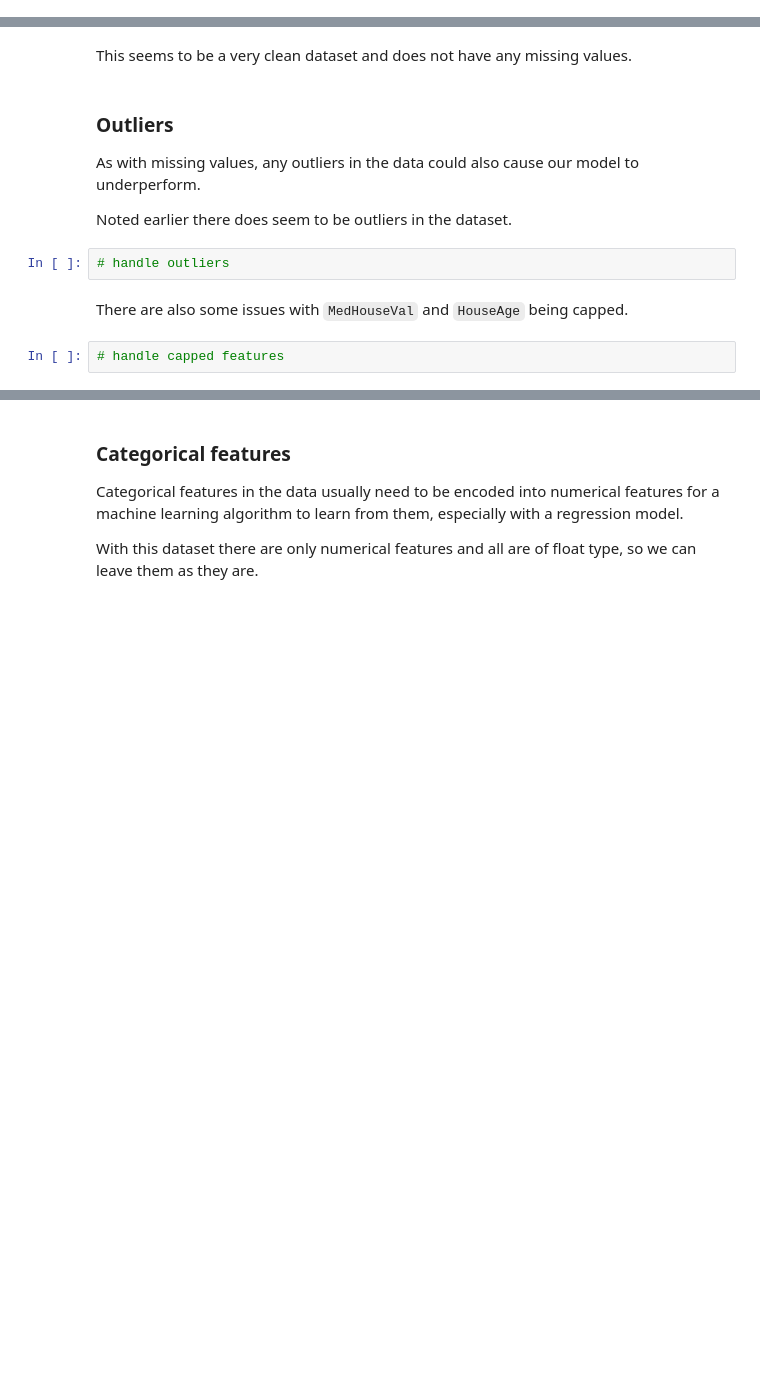
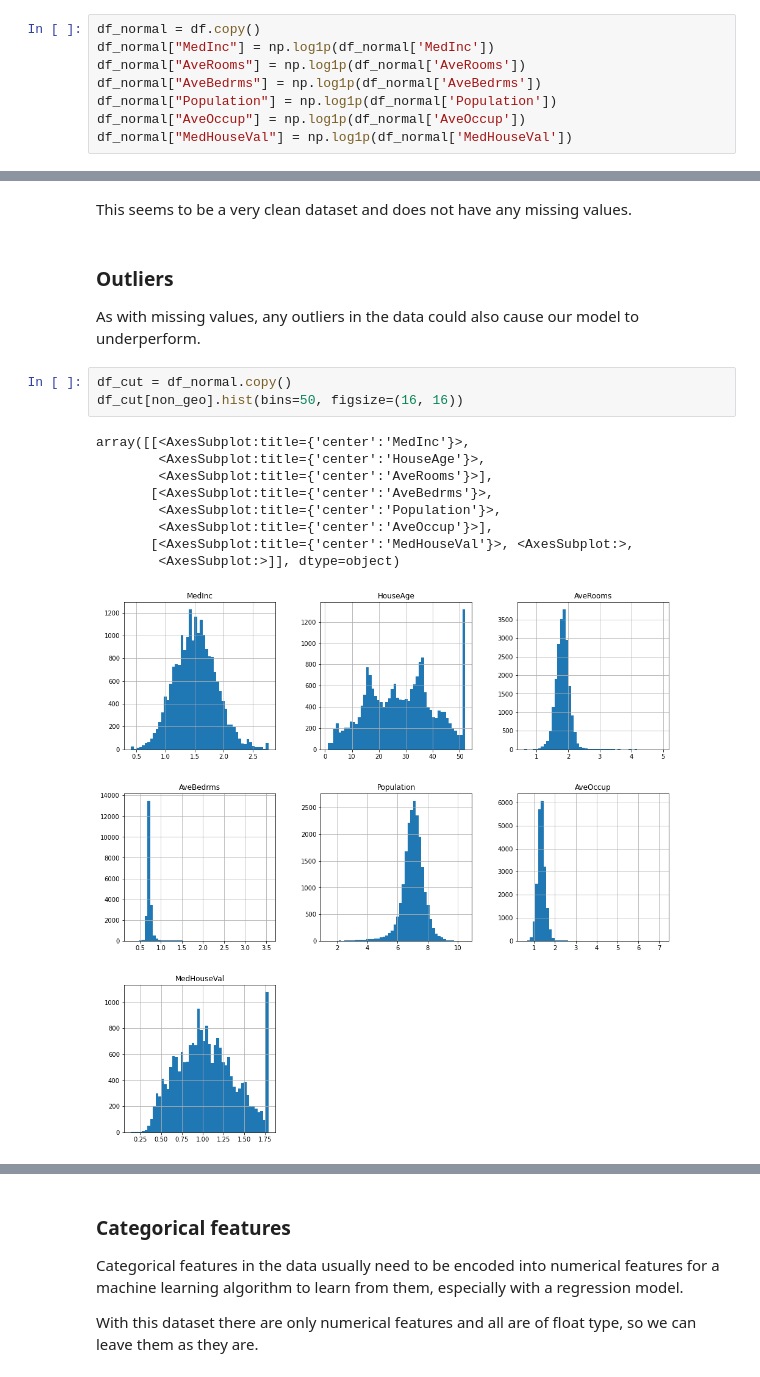
Before and after one commit to kaihulme/ml-analysis, a Jupyter notebook: notebooks/03_regression.ipynb, the cells around one changed output, grey strips where cells are left out. Saved outputs shown, nothing was run; the diff lists cells and outputs as text; blank space fills up the shorter version.

```diff
--- a/notebooks/03_regression.ipynb
+++ b/notebooks/03_regression.ipynb
@@ -189,3 +212,11 @@ It appears most features have a gamma distribution - that is they generally foll
+# %%
+df_normal = df.copy()
+df_normal["MedInc"] = np.log1p(df_normal['MedInc'])
+df_normal["AveRooms"] = np.log1p(df_normal['AveRooms'])
+df_normal["AveBedrms"] = np.log1p(df_normal['AveBedrms'])
+df_normal["Population"] = np.log1p(df_normal['Population'])
+df_normal["AveOccup"] = np.log1p(df_normal['AveOccup'])
+df_normal["MedHouseVal"] = np.log1p(df_normal['MedHouseVal'])
 # %% [markdown]
 ### Missing data
 
@@ -209,11 +240,16 @@ This seems to be a very clean dataset and does not have any missing values.
 ### Outliers
 
 As with missing values, any outliers in the data could also cause our model to underperform.
-
-Noted earlier there does seem to be outliers in the dataset.
-# %%
-# handle outliers
-# %% [markdown]
-There are also some issues with `MedHouseVal` and `HouseAge` being capped.
-# %%
-# handle capped features
+# %%
+df_cut = df_normal.copy()
+df_cut[non_geo].hist(bins=50, figsize=(16, 16))
+# %% [output]
+array([[<AxesSubplot:title={'center':'MedInc'}>,
+        <AxesSubplot:title={'center':'HouseAge'}>,
+        <AxesSubplot:title={'center':'AveRooms'}>],
+       [<AxesSubplot:title={'center':'AveBedrms'}>,
+        <AxesSubplot:title={'center':'Population'}>,
+        <AxesSubplot:title={'center':'AveOccup'}>],
+       [<AxesSubplot:title={'center':'MedHouseVal'}>, <AxesSubplot:>,
+        <AxesSubplot:>]], dtype=object)
+[figure, added]
```
Also changed, not shown: parts of 68 cells of this notebook, 3 other files.
